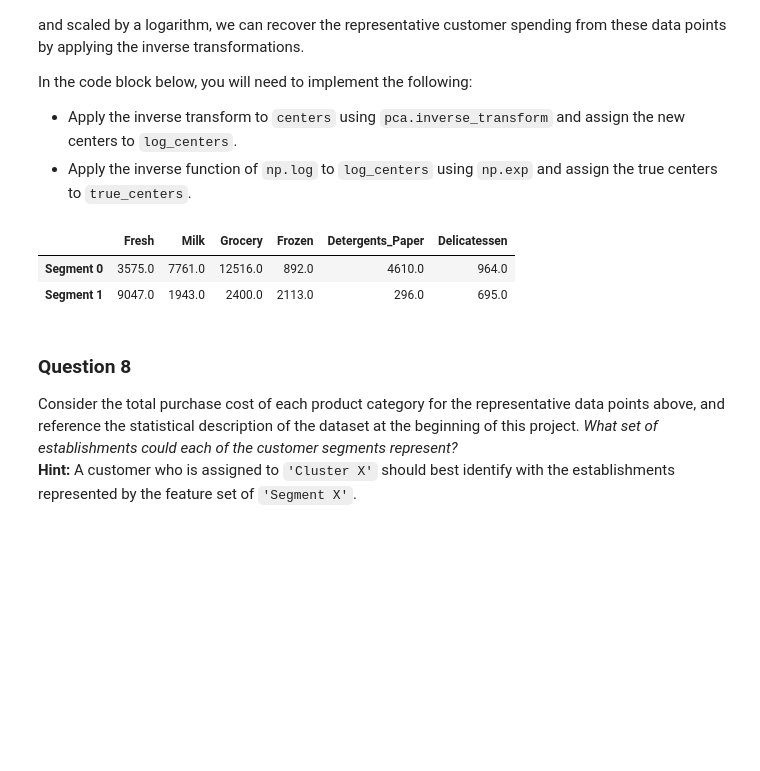
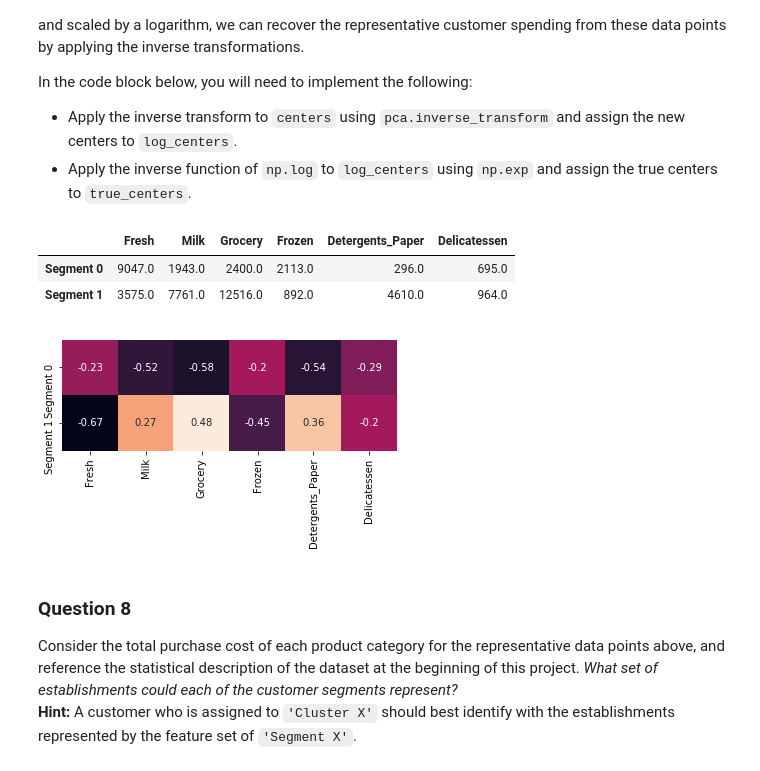
Before and after one commit to Louis-Tian/uda-mlnd, a Jupyter notebook: projects/customer_segments/customer_segments.ipynb, the cells around one changed output. Drawn from its saved outputs; the diff is of its cells as text; code cells hidden in the pictures; blank space fills up the shorter version.

Commit message:
submit #2 customer segments

```diff
--- a/projects/customer_segments/customer_segments.ipynb
+++ b/projects/customer_segments/customer_segments.ipynb
@@ -429,19 +437,24 @@ In the code block below, you will need to implement the following:
 # %%
 # TODO: Inverse transform the centers
 log_centers = pca.inverse_transform(centers)
 
 # TODO: Exponentiate the centers
 true_centers = np.exp(log_centers)
 
 # Display the true centers
 segments = ['Segment {}'.format(i) for i in range(0,len(centers))]
 true_centers = pd.DataFrame(np.round(true_centers), columns = data.keys())
 true_centers.index = segments
 display(true_centers)
+
+import seaborn as sns
+
+sns.heatmap((true_centers-data.mean())/data.std(ddof=1), annot=True, cbar=False, square=True);
 # %% [output]
 |  | Fresh | Milk | Grocery | Frozen | Detergents_Paper | Delicatessen |
-| Segment 0 | 3575.0 | 7761.0 | 12516.0 | 892.0 | 4610.0 | 964.0 |
-| Segment 1 | 9047.0 | 1943.0 | 2400.0 | 2113.0 | 296.0 | 695.0 |
+| Segment 0 | 9047.0 | 1943.0 | 2400.0 | 2113.0 | 296.0 | 695.0 |
+| Segment 1 | 3575.0 | 7761.0 | 12516.0 | 892.0 | 4610.0 | 964.0 |
+[figure, added]
 # %% [markdown]
 ### Question 8
 Consider the total purchase cost of each product category for the representative data points above, and reference the statistical description of the dataset at the beginning of this project. *What set of establishments could each of the customer segments represent?*
```
Also changed, not shown: parts of 7 cells of this notebook.
